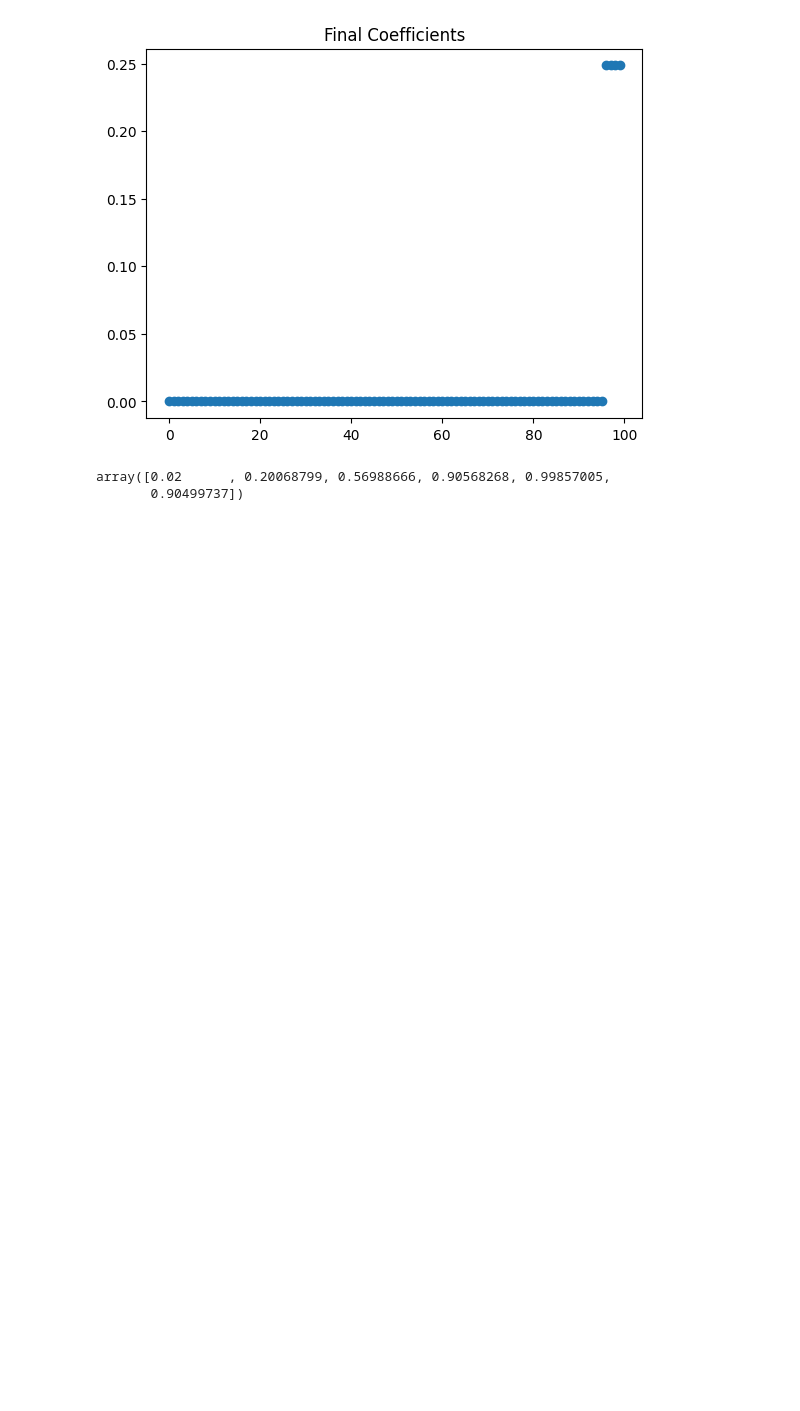
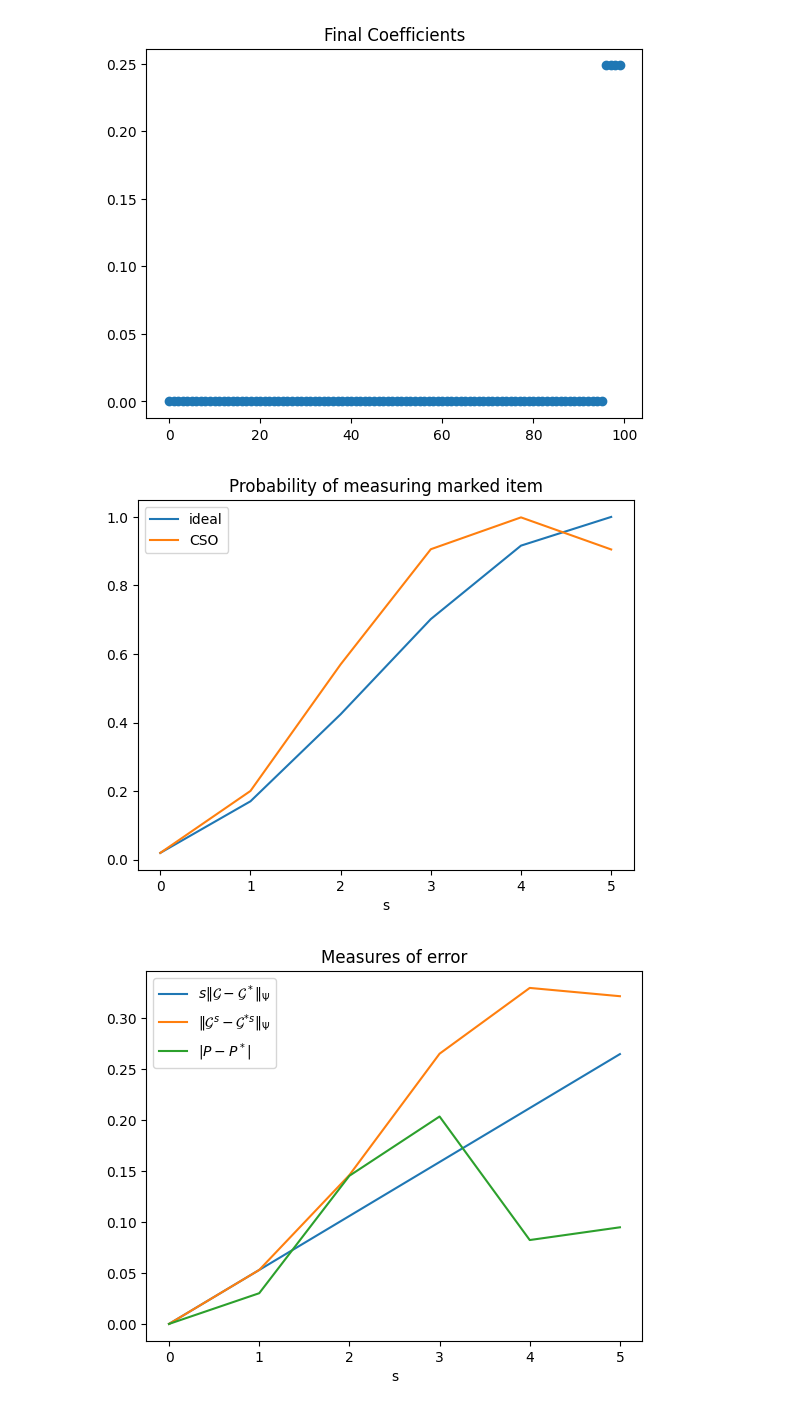
Before and after one commit to david-f-amorim/quantum-matched-filtering, a Jupyter notebook: A_plots.ipynb, the cells around one changed output. Cells and saved outputs as stored; diff of their text form; code cells hidden in the pictures; blank space fills up the shorter version.

Commit message:
first plots

```diff
--- a/A_plots.ipynb
+++ b/A_plots.ipynb
@@ -169,32 +169,57 @@ for i in np.arange(N):
     for j in np.arange(j_star):
         sum += comb(k,j)*p_0**j *(1-p_0)**(k-j)
     F_CSO[i]= 2*sum - 1
 
 ## set up coefficient arrays
 c_ideal = np.ones((N, s+1)) * np.sqrt(1/N)
 c_CSO = np.ones((N, s+1)) * np.sqrt(1/N)
 
 ## apply operators
 for i in np.arange(s):
 
     c_ideal[:,i+1] = 2* np.mean(c_ideal[:,i]*F_ideal)- c_ideal[:,i]*F_ideal
     c_CSO[:,i+1] = 2* np.mean(c_CSO[:,i]*F_CSO)- c_CSO[:,i]*F_CSO
 
 ## extract useful quantities:
 c_CSO_norm = c_CSO / np.sqrt(np.sum(np.abs(c_CSO)**2, axis =0))
 
 error = np.sqrt(np.sum(np.abs(c_ideal - c_CSO_norm)**2, axis =0))
 
 P_failure = 1 - np.sum(np.abs(c_CSO)**2, axis =0)
 
 P_ideal_marked = np.empty(s+1)
 P_CSO_marked = np.empty(s+1)
 
 for i in np.arange(s+1):
     P_ideal_marked[i] = np.sum(np.abs(c_ideal[:,i] * (rho_arr**2 >= rho**2))**2)
     P_CSO_marked[i] = np.sum(np.abs(c_CSO_norm[:,i] * (rho_arr**2 >= rho**2))**2)
 
 P_CSO_marked
+
+######
+s_arr = np.arange(s+1)
+
+plt.plot(s_arr, P_ideal_marked, label="ideal")
+plt.plot(s_arr, P_CSO_marked, label="CSO")
+plt.legend()
+plt.xlabel("s")
+plt.title("Probability of measuring marked item")
+plt.show()
+
+plt.plot(s_arr, s_arr * error[1], label=r'$s\Vert \mathcal{G} - \mathcal{G}^* \Vert_\Psi$')
+plt.plot(s_arr, error, label=r'$\Vert \mathcal{G}^s - \mathcal{G}^{*s} \Vert_\Psi$')
+plt.plot(s_arr, np.abs(P_CSO_marked-P_ideal_marked), label=r'$\vert P - P^* \vert$')
+plt.legend()
+plt.xlabel("s")
+plt.title("Measures of error")
+plt.show()
+
+plt.plot(s_arr, 1 - (1 - P_failure[1])**s_arr, label=r'$ (P_f^{(1)})^s$')
+plt.plot(s_arr, P_failure, label=r'$P_f^{(s)}$')
+plt.legend()
+plt.xlabel("s")
+plt.title("Failure probability")
+plt.show()
 # %% [output]
-array([0.02      , 0.20068799, 0.56988666, 0.90568268, 0.99857005,
-       0.90499737])
+[figure, added]
+[figure, added]
```
Also changed, not shown: parts of 2 cells of this notebook.
